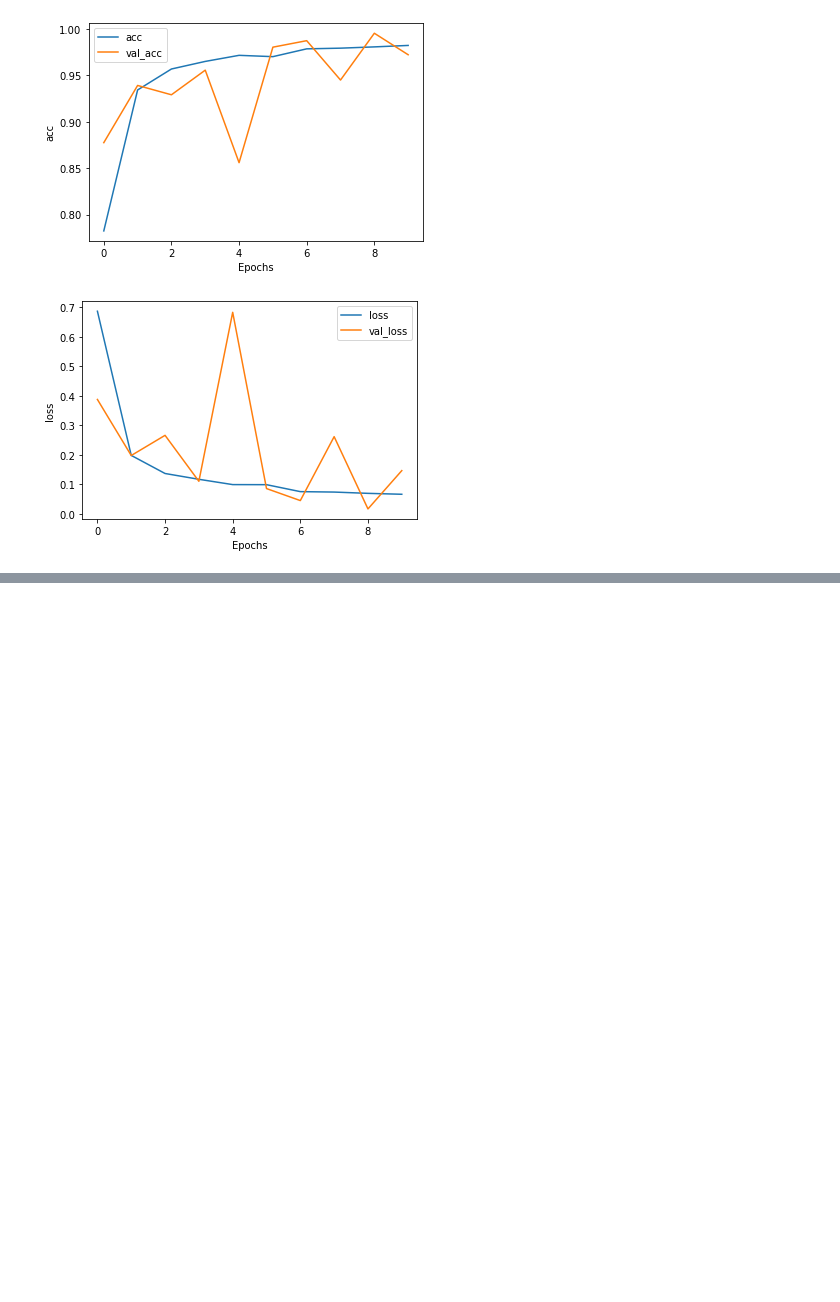
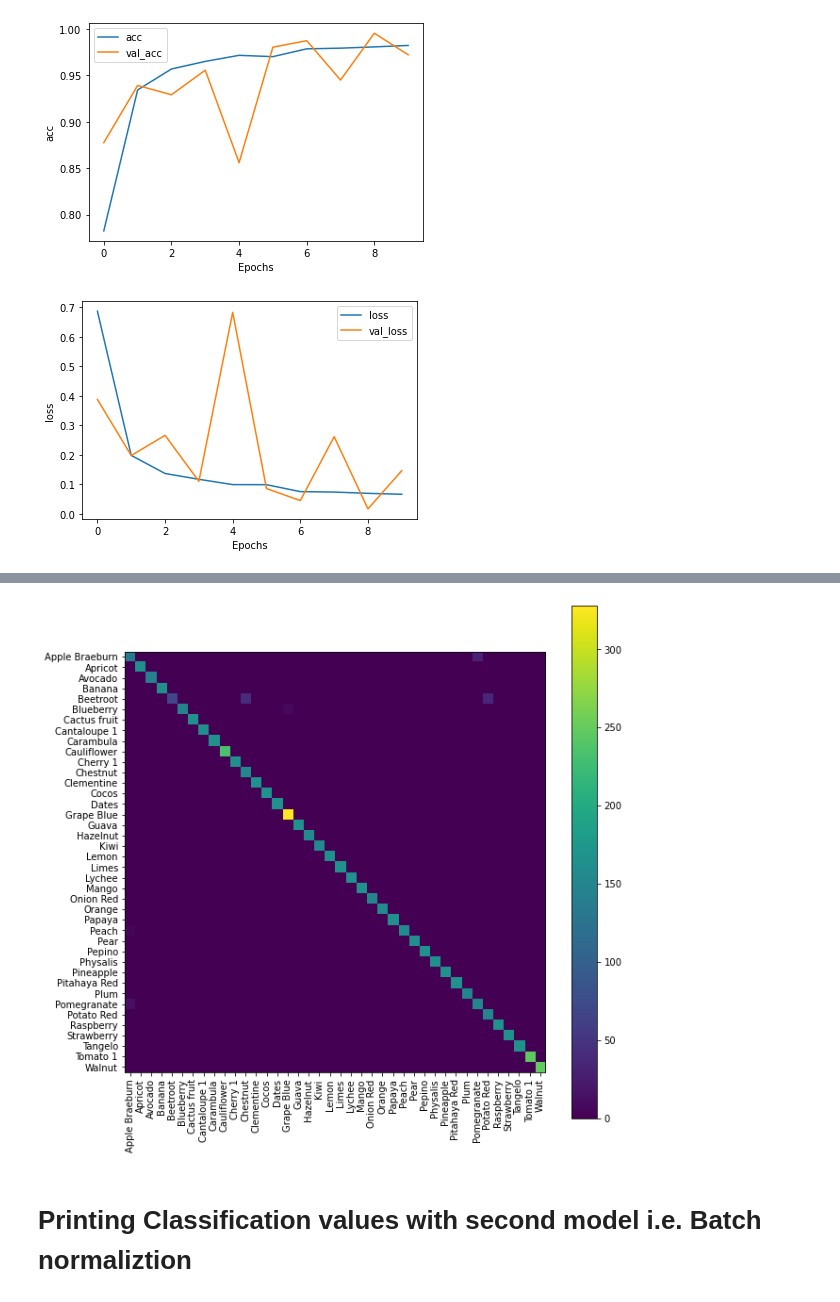
Before and after one commit to ganeshkuikel/fruit_classsification, a Jupyter notebook: Fruits Classification.ipynb, the cells around one changed output, grey strips where cells are left out. Saved outputs shown, nothing was run; the diff lists cells and outputs as text; code cells hidden in the pictures; blank space fills up the shorter version.

Commit message:
tested with classification report

```diff
--- a/Fruits Classification.ipynb
+++ b/Fruits Classification.ipynb
@@ -69,3 +100,7 @@ Found 6875 images belonging to 40 classes.
+# %%
+class_labels = testing_data.class_indices
+class_labels = {v: k for k, v in class_labels.items()}
+classes = list(class_labels.values())
 # %%
 labels=os.listdir(Training_directory)
 number_classes = len(labels)
@@ -263,0 +297,4 @@ plot_graphs(history1, "loss")
+# %%
+first_model = tf.keras.models.load_model("../With 3 layers 32 by 32.h5")
+# %%
+p_test = first_model.predict_generator(testing_data,testing_step//batch_size,verbose=1,).argmax(axis=1)
@@ -263,0 +303,4 @@ plot_graphs(history1, "loss")
+# %%
+from sklearn.metrics import classification_report
+y_test = testing_data.classes
+print(classification_report(y_test,p_test))
@@ -263,0 +325,12 @@ plot_graphs(history1, "loss")
+# %%
+conf = confusion_matrix(y_test,p_test)
+plt.figure(figsize=(10,10))
+plt.imshow(conf, interpolation='nearest')
+plt.colorbar()
+tick_marks = np.arange(len(classes))
+_ = plt.xticks(tick_marks, classes, rotation=90)
+_ = plt.yticks(tick_marks, classes)
+# %% [output]
+[figure, added]
+# %% [markdown]
+# Printing Classification values with second model i.e. Batch normaliztion
```
Also changed, not shown: parts of 16 cells of this notebook.
